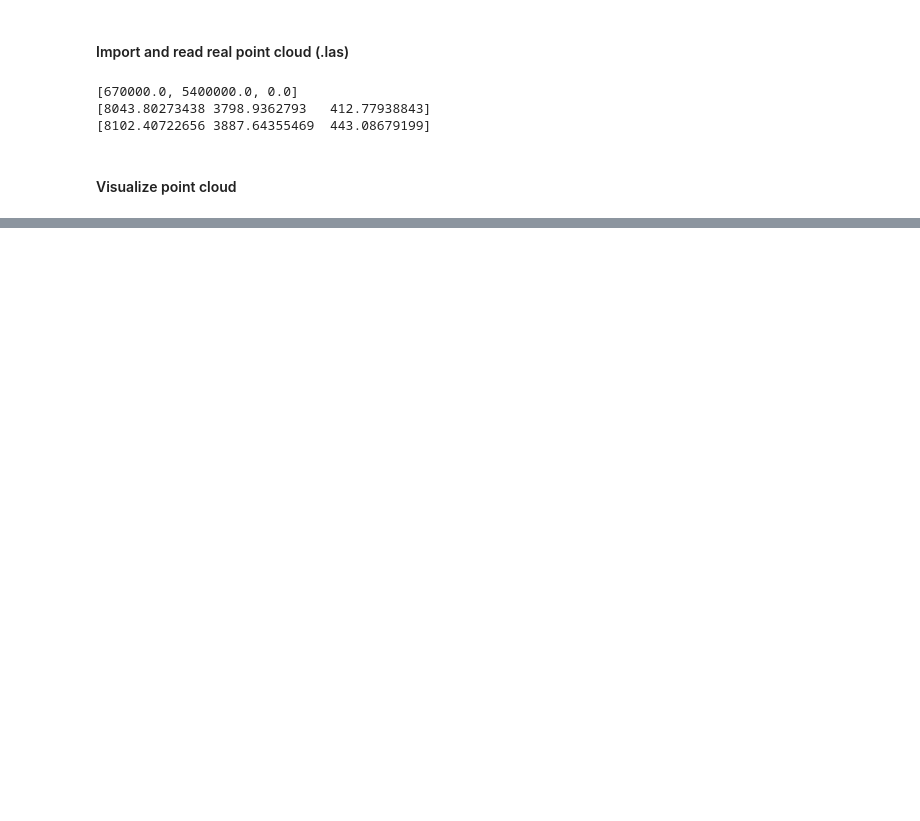
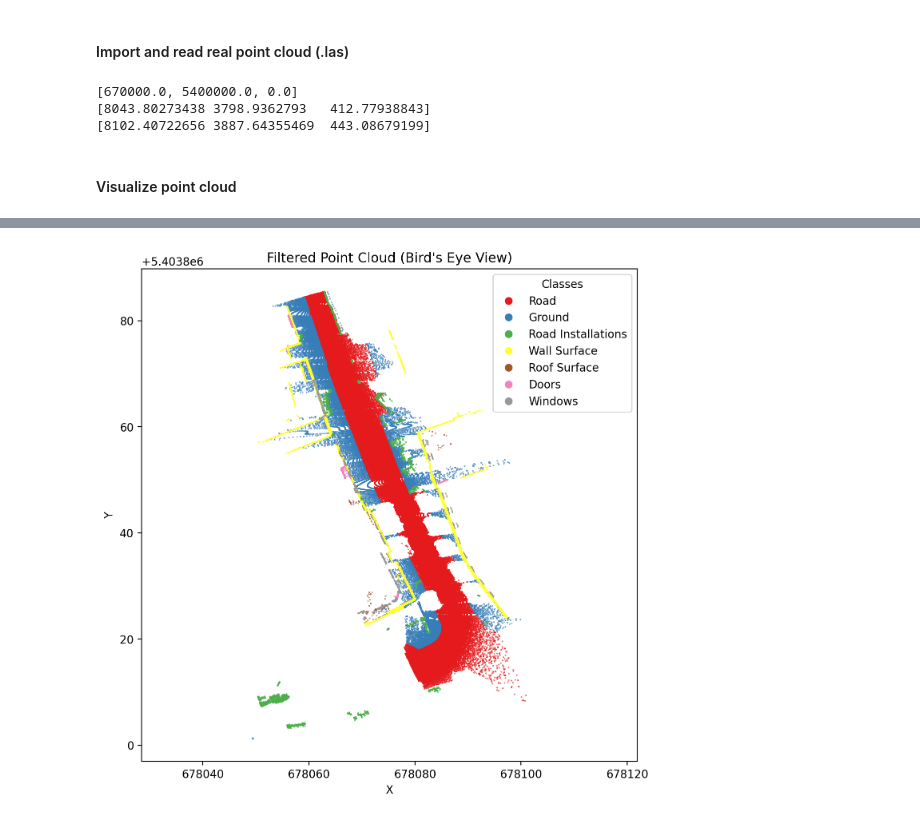
Before and after one commit to Madlab2/CloudMetrics, a Jupyter notebook: notebooks/compare_pointclouds.ipynb, the cells around one changed output, grey strips where cells are left out. Cells and saved outputs as stored; diff of their text form; code cells hidden in the pictures; blank space fills up the shorter version.

```diff
--- a/notebooks/compare_pointclouds.ipynb
+++ b/notebooks/compare_pointclouds.ipynb
@@ -85,0 +92,4 @@ plt.show()
+# %%
+# Load the real point cloud
+synth_pc_path = '/home/Meins/Uni/TUM/SS23/Data Lab/Labelling/Label-Datasets/valid/validation_classified_merge.las'
+synth_pc = laspy.read(synth_pc_path)
@@ -85,0 +102,10 @@ plt.show()
+# %%
+synth_points = synth_pc.points
+synth_labels = synth_points['classification']
+relevant_indices_synth = np.isin(synth_labels, relevant_classes)
+relevant_points_synth = synth_points[relevant_indices_synth]
+# %%
+# visualize synthetic point cloud
+plot_bev(relevant_points_synth, class_descriptions)
+# %% [output]
+[figure, added]
```
Also changed, not shown: parts of 9 cells of this notebook.
